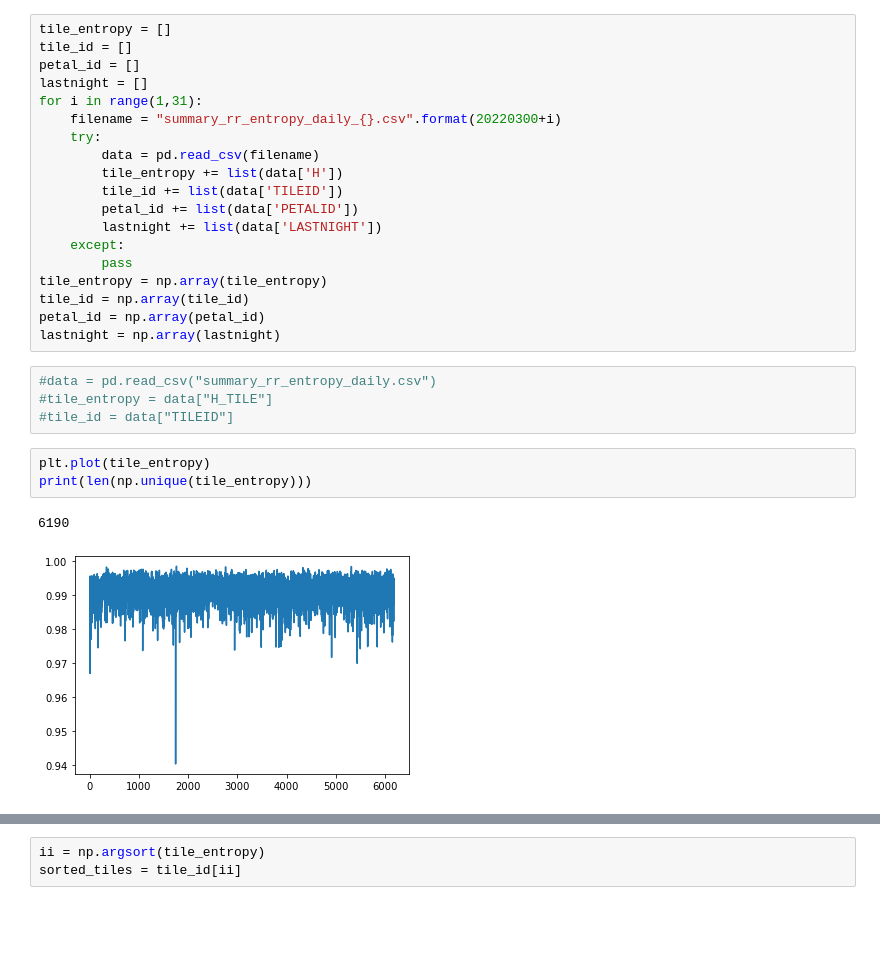
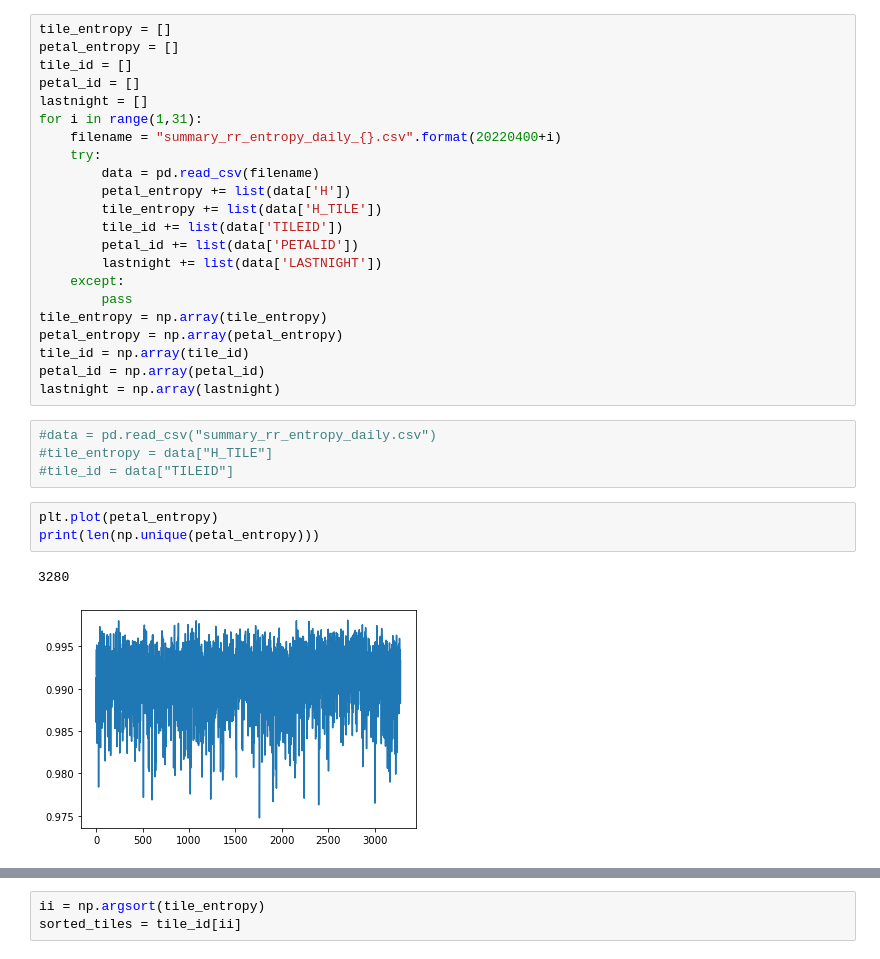
Before and after one commit to forero/SandboxDESI, a Jupyter notebook: desientropy/paper/explore.ipynb, the cells around one changed output, grey strips where cells are left out. Drawn from its saved outputs; the diff is of its cells as text; blank space fills up the shorter version.

```diff
--- a/desientropy/paper/explore.ipynb
+++ b/desientropy/paper/explore.ipynb
@@ -7,20 +7,23 @@ import fitsio
 import scipy.stats #import kstest
 # %%
 tile_entropy = []
+petal_entropy = []
 tile_id = []
 petal_id = []
 lastnight = []
 for i in range(1,31):
-    filename = "summary_rr_entropy_daily_{}.csv".format(20220300+i)
+    filename = "summary_rr_entropy_daily_{}.csv".format(20220400+i)
     try:
         data = pd.read_csv(filename)
-        tile_entropy += list(data['H'])
+        petal_entropy += list(data['H'])
+        tile_entropy += list(data['H_TILE'])
         tile_id += list(data['TILEID'])
         petal_id += list(data['PETALID'])
         lastnight += list(data['LASTNIGHT'])
     except:
         pass
 tile_entropy = np.array(tile_entropy)
+petal_entropy = np.array(petal_entropy)
 tile_id = np.array(tile_id)
 petal_id = np.array(petal_id)
 lastnight = np.array(lastnight)
@@ -29,8 +32,8 @@ lastnight = np.array(lastnight)
 #tile_entropy = data["H_TILE"]
 #tile_id = data["TILEID"]
 # %%
-plt.plot(tile_entropy)
-print(len(np.unique(tile_entropy)))
+plt.plot(petal_entropy)
+print(len(np.unique(petal_entropy)))
 # %% [output]
-6190
+3280
-[figure, old version]
+[figure, new version]
```
Also changed, not shown: parts of 9 cells of this notebook.
